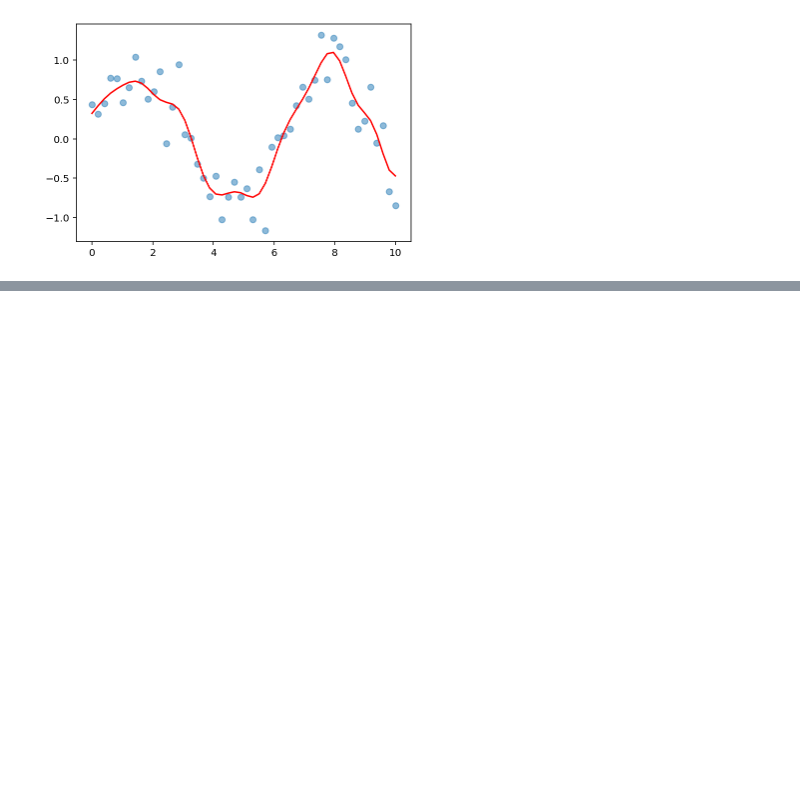
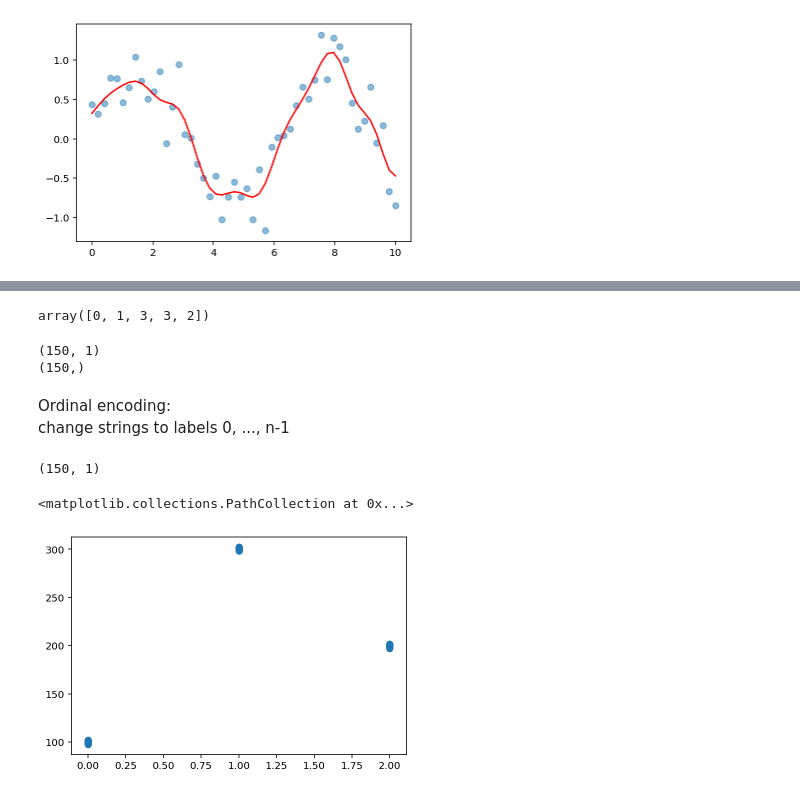
Before and after one commit to jephianlin/math599env, a Jupyter notebook: 1120.ipynb, the cells around one changed output, grey strips where cells are left out. Drawn from its saved outputs; the diff is of its cells as text; code cells hidden in the pictures; blank space fills up the shorter version.

```diff
--- a/1120.ipynb
+++ b/1120.ipynb
@@ -281,0 +357,33 @@ plt.plot(x, y_model, color='red')
+# %%
+y
+# %% [output]
+array([0, 1, 3, 3, 2])
+# %%
+names = np.array(['A']*50 + ['B']*50 + ['C']*50)
+prices = np.concatenate([
+        100 + np.random.randn(50),
+        300 + np.random.randn(50),
+        200 + np.random.randn(50),
+    ])
+X = names[:, np.newaxis]
+y = prices
+print(X.shape)
+print(y.shape)
+# %% [output]
+(150, 1)
+(150,)
+# %% [markdown]
+Ordinal encoding:
+change strings to labels 0, ..., n-1
+# %%
+from sklearn.preprocessing import OrdinalEncoder
+enc = OrdinalEncoder()
+new_X = enc.fit_transform(X)
+print(new_X.shape)
+# %% [output]
+(150, 1)
+# %%
+plt.scatter(new_X[:, 0], y)
+# %% [output]
+<matplotlib.collections.PathCollection at 0x...>
+[figure, added]
```
Also changed, not shown: parts of 19 cells of this notebook.
